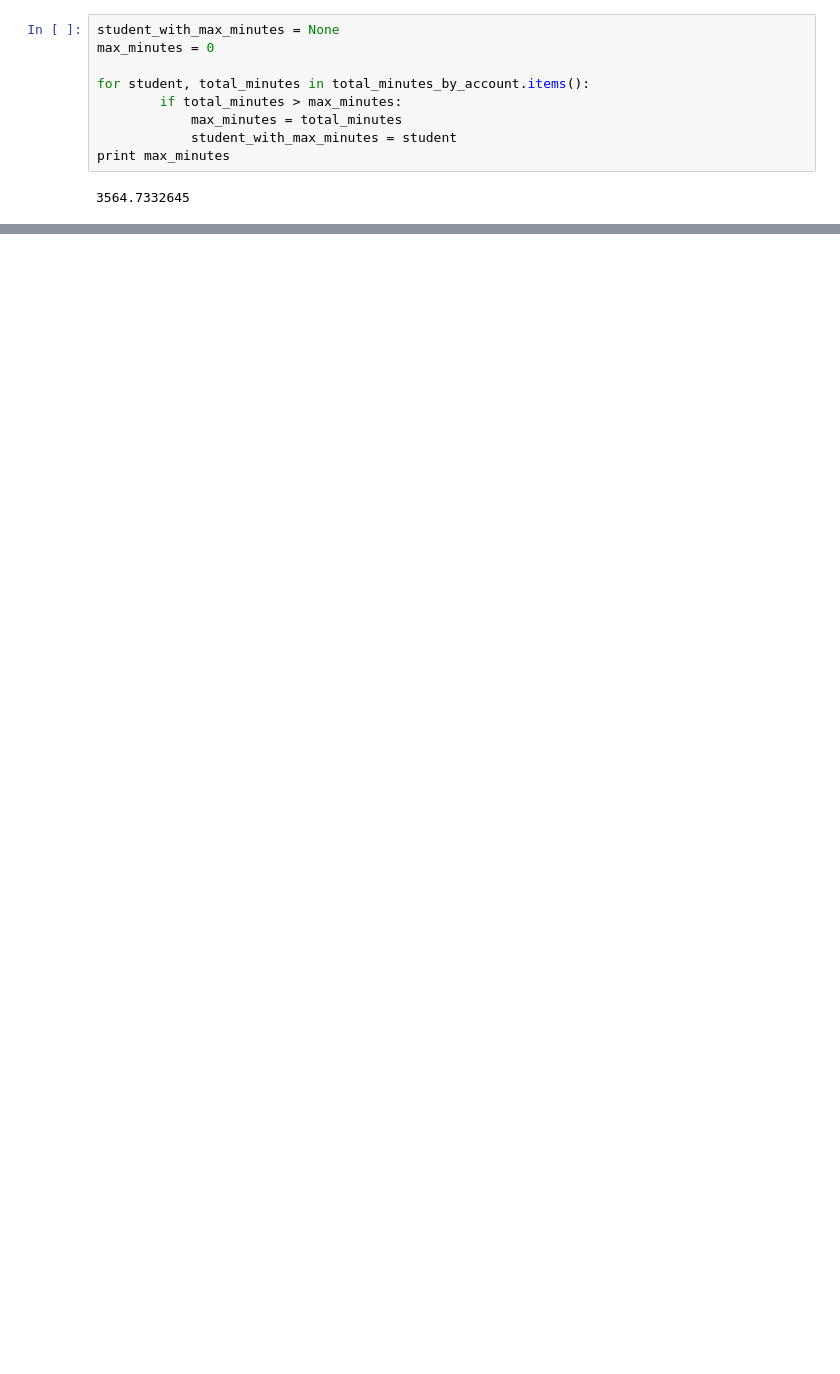
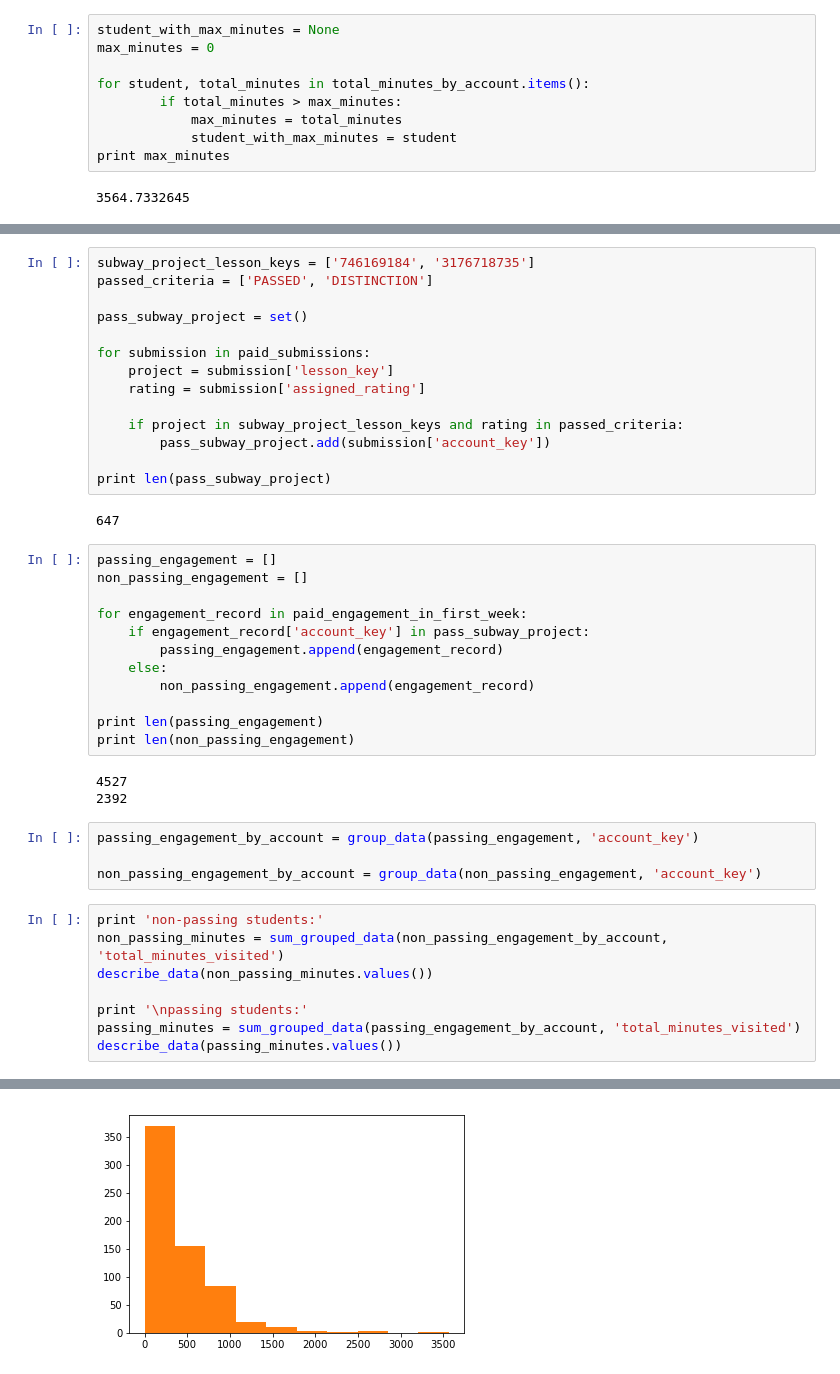
Before and after one commit to rishikant42/DataAnalysis-ud170, a Jupyter notebook: ch1/ch1.ipynb, the cells around one changed output, grey strips where cells are left out. Drawn from its saved outputs; the diff is of its cells as text; blank space fills up the shorter version.

```diff
--- a/ch1/ch1.ipynb
+++ b/ch1/ch1.ipynb
@@ -267,0 +299,44 @@ Maximum: 36.0
+# %%
+subway_project_lesson_keys = ['746169184', '3176718735']
+passed_criteria = ['PASSED', 'DISTINCTION']
+
+pass_subway_project = set()
+
+for submission in paid_submissions:
+    project = submission['lesson_key']
+    rating = submission['assigned_rating']
+
+    if project in subway_project_lesson_keys and rating in passed_criteria:
+        pass_subway_project.add(submission['account_key'])
+
+print len(pass_subway_project)
+# %% [output]
+647
+# %%
+passing_engagement = []
+non_passing_engagement = []
+
+for engagement_record in paid_engagement_in_first_week:
+    if engagement_record['account_key'] in pass_subway_project:
+        passing_engagement.append(engagement_record)
+    else:
+        non_passing_engagement.append(engagement_record)
+
+print len(passing_engagement)
+print len(non_passing_engagement)
+# %% [output]
+4527
+2392
+# %%
+passing_engagement_by_account = group_data(passing_engagement, 'account_key')
+
+non_passing_engagement_by_account = group_data(non_passing_engagement, 'account_key')
+# %%
+print 'non-passing students:'
+non_passing_minutes = sum_grouped_data(non_passing_engagement_by_account, 'total_minutes_visited')
+describe_data(non_passing_minutes.values())
+
+print '\npassing students:'
+passing_minutes = sum_grouped_data(passing_engagement_by_account, 'total_minutes_visited')
+describe_data(passing_minutes.values())
+# %% [output]
@@ -267,0 +354 @@ Maximum: 36.0
+[figure, added]
```
Also changed, not shown: parts of 11 cells of this notebook.
